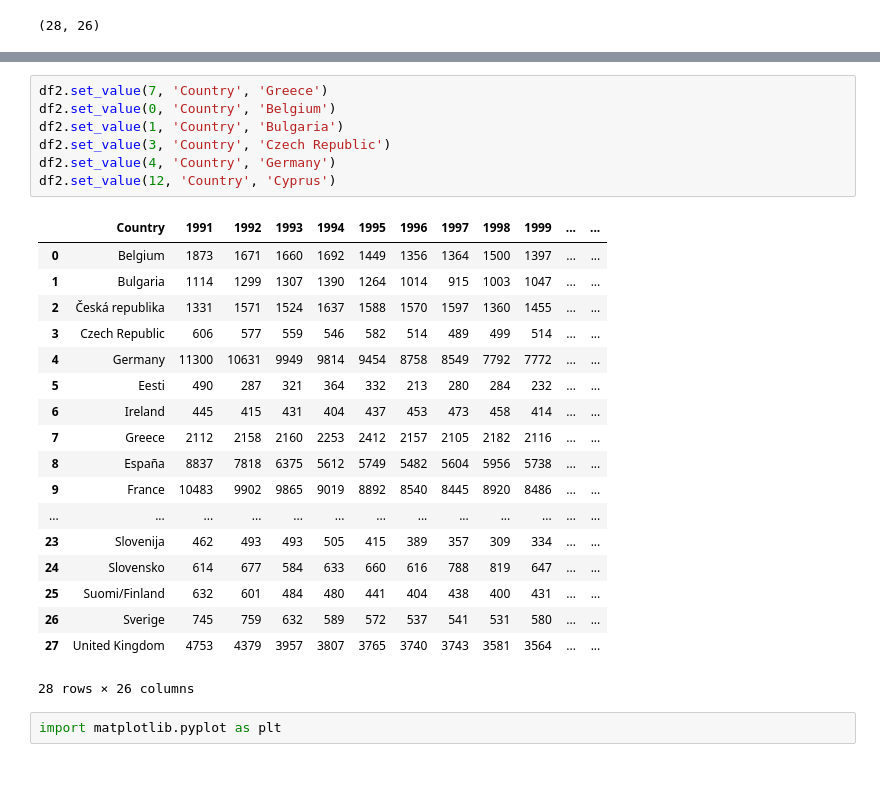
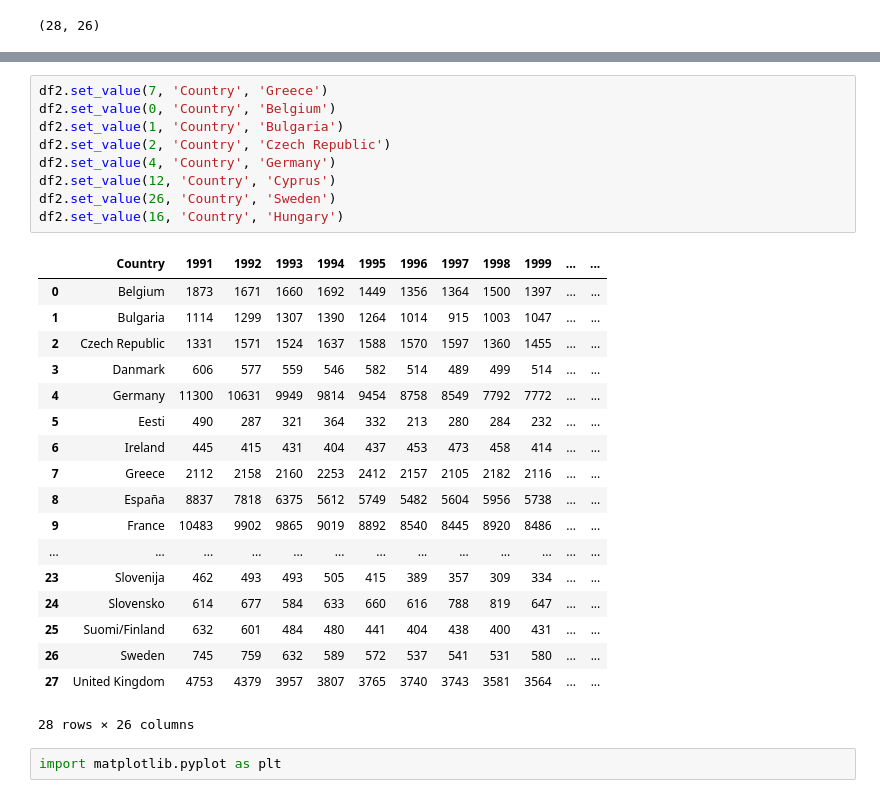
Before and after one commit to chrgavalas/data-projects, a Jupyter notebook: code/project3/Road Accidents in Greece.ipynb, the cells around one changed output, grey strips where cells are left out. Drawn from its saved outputs; the diff is of its cells as text.

```diff
--- a/code/project3/Road Accidents in Greece.ipynb
+++ b/code/project3/Road Accidents in Greece.ipynb
@@ -112,16 +120,18 @@ df2.shape
 # %%
 df2.set_value(7, 'Country', 'Greece')
 df2.set_value(0, 'Country', 'Belgium')
 df2.set_value(1, 'Country', 'Bulgaria')
-df2.set_value(3, 'Country', 'Czech Republic')
+df2.set_value(2, 'Country', 'Czech Republic')
 df2.set_value(4, 'Country', 'Germany')
 df2.set_value(12, 'Country', 'Cyprus')
+df2.set_value(26, 'Country', 'Sweden')
+df2.set_value(16, 'Country', 'Hungary')
 # %% [output]
 |  | Country | 1991 | 1992 | 1993 | 1994 | 1995 | 1996 | 1997 | 1998 | 1999 | ... | ... |
 | 0 | Belgium | 1873 | 1671 | 1660 | 1692 | 1449 | 1356 | 1364 | 1500 | 1397 | ... | ... |
 | 1 | Bulgaria | 1114 | 1299 | 1307 | 1390 | 1264 | 1014 | 915 | 1003 | 1047 | ... | ... |
-| 2 | Česká republika | 1331 | 1571 | 1524 | 1637 | 1588 | 1570 | 1597 | 1360 | 1455 | ... | ... |
-| 3 | Czech Republic | 606 | 577 | 559 | 546 | 582 | 514 | 489 | 499 | 514 | ... | ... |
+| 2 | Czech Republic | 1331 | 1571 | 1524 | 1637 | 1588 | 1570 | 1597 | 1360 | 1455 | ... | ... |
+| 3 | Danmark | 606 | 577 | 559 | 546 | 582 | 514 | 489 | 499 | 514 | ... | ... |
 | 4 | Germany | 11300 | 10631 | 9949 | 9814 | 9454 | 8758 | 8549 | 7792 | 7772 | ... | ... |
 | 5 | Eesti | 490 | 287 | 321 | 364 | 332 | 213 | 280 | 284 | 232 | ... | ... |
 | 6 | Ireland | 445 | 415 | 431 | 404 | 437 | 453 | 473 | 458 | 414 | ... | ... |
@@ -132,7 +142,7 @@ df2.set_value(12, 'Country', 'Cyprus')
 | 23 | Slovenija | 462 | 493 | 493 | 505 | 415 | 389 | 357 | 309 | 334 | ... | ... |
 | 24 | Slovensko | 614 | 677 | 584 | 633 | 660 | 616 | 788 | 819 | 647 | ... | ... |
 | 25 | Suomi/Finland | 632 | 601 | 484 | 480 | 441 | 404 | 438 | 400 | 431 | ... | ... |
-| 26 | Sverige | 745 | 759 | 632 | 589 | 572 | 537 | 541 | 531 | 580 | ... | ... |
+| 26 | Sweden | 745 | 759 | 632 | 589 | 572 | 537 | 541 | 531 | 580 | ... | ... |
 | 27 | United Kingdom | 4753 | 4379 | 3957 | 3807 | 3765 | 3740 | 3743 | 3581 | 3564 | ... | ... |
 28 rows × 26 columns
 # %%
```
Also changed, not shown: parts of 86 cells of this notebook, 11 other files.
